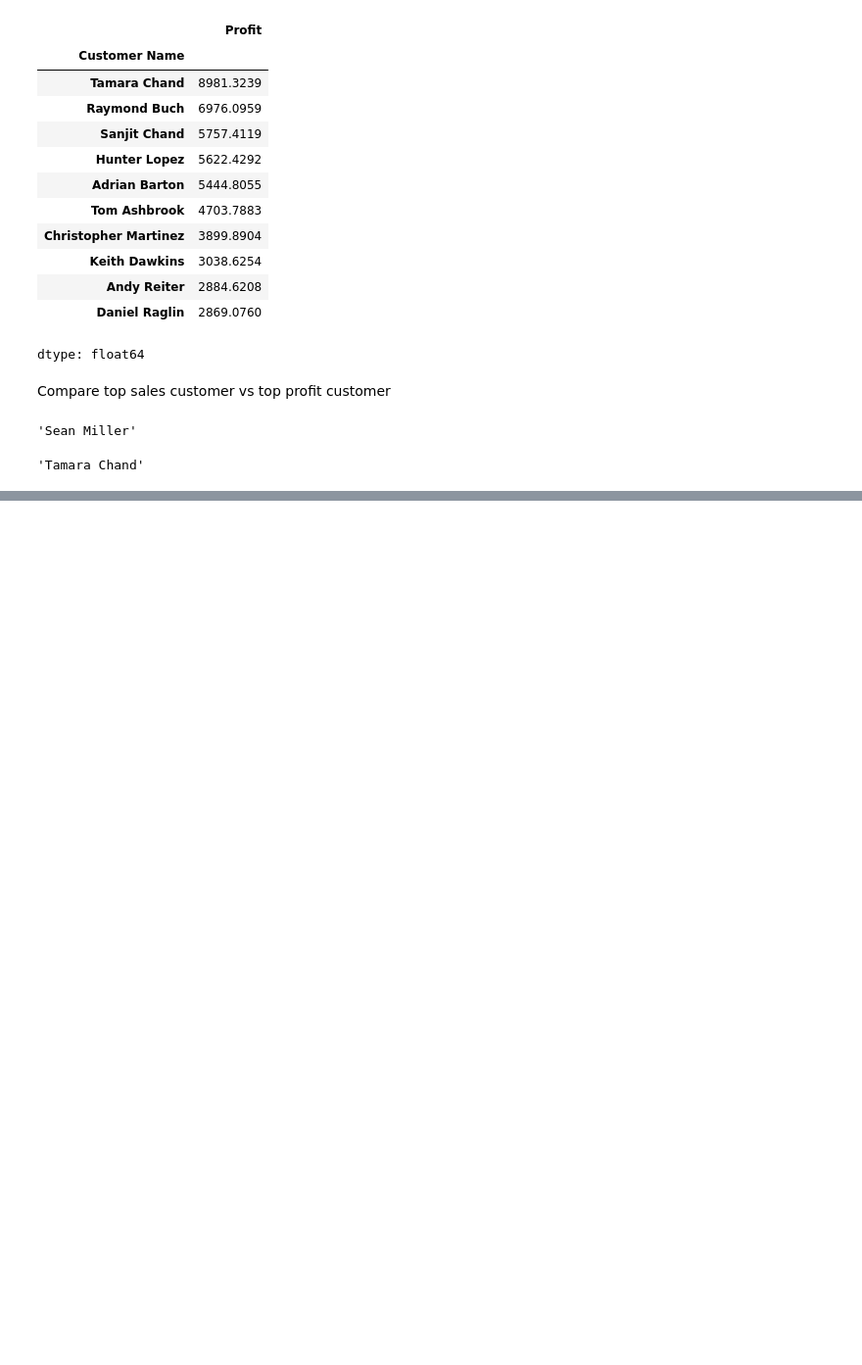
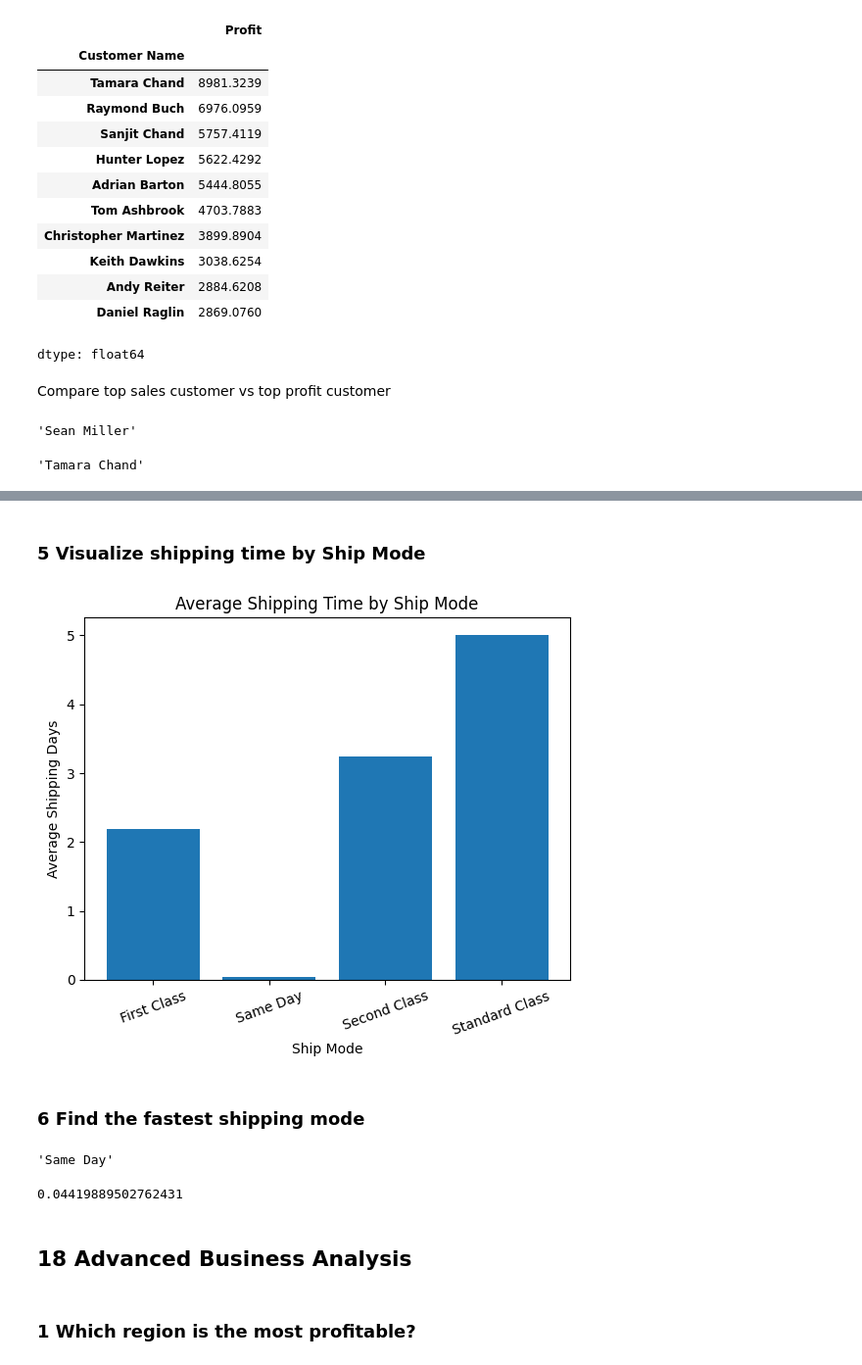
Before and after one commit to mukund1040/Data-Analytics-Projects, a Jupyter notebook: 02-Sales-Data-Analysis/Sales_Data_Analysis.ipynb, the cells around one changed output, grey strips where cells are left out. Shown at 98% size. Drawn from its saved outputs; the diff is of its cells as text; code cells hidden in the pictures; blank space fills up the shorter version.

```diff
--- a/02-Sales-Data-Analysis/Sales_Data_Analysis.ipynb
+++ b/02-Sales-Data-Analysis/Sales_Data_Analysis.ipynb
@@ -640,0 +940,4 @@ customer_profit.idxmax()
+# %%
+ship_mode_time = df.groupby("Ship Mode")["Shipping_Days"].mean()
+
+ship_mode_time
@@ -640,0 +952,28 @@ customer_profit.idxmax()
+# %% [markdown]
+### 5 Visualize shipping time by Ship Mode
+# %%
+plt.bar(ship_mode_time.index, ship_mode_time.values)
+
+plt.title("Average Shipping Time by Ship Mode")
+plt.xlabel("Ship Mode")
+plt.ylabel("Average Shipping Days")
+
+plt.xticks(rotation=20)
+
+plt.show()
+# %% [output]
+[figure, added]
+# %% [markdown]
+### 6 Find the fastest shipping mode
+# %%
+ship_mode_time.idxmin()
+# %% [output]
+'Same Day'
+# %%
+ship_mode_time.min()
+# %% [output]
+0.04419889502762431
+# %% [markdown]
+## 18 Advanced Business Analysis
+# %% [markdown]
+### 1 Which region is the most profitable?
```
Also changed, not shown: parts of 88 cells of this notebook.
